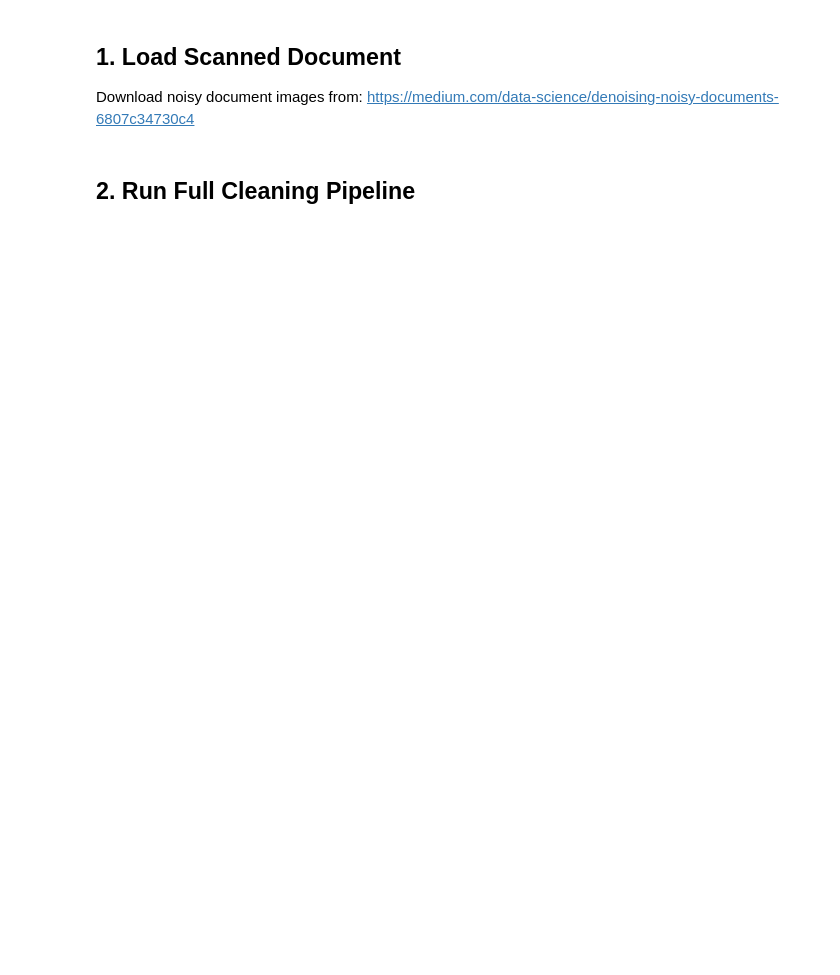
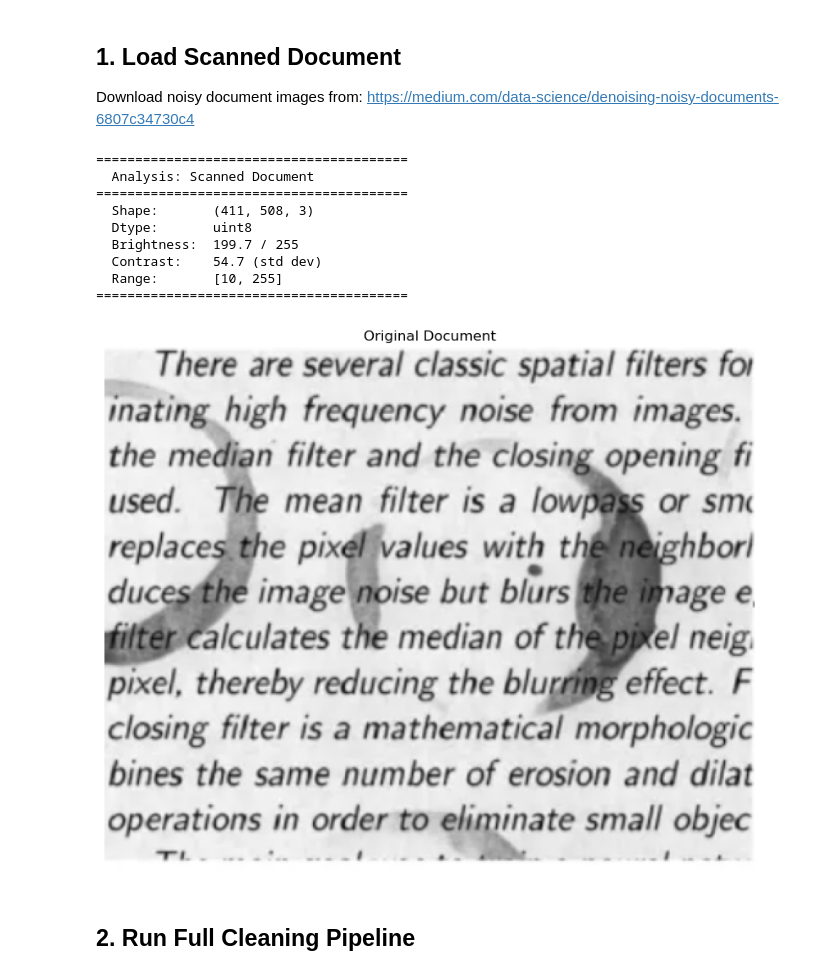
Before and after one commit to ARefaat1/image-processor, a Jupyter notebook: notebooks/test_task4.ipynb, the cells around one changed output. Saved outputs shown, nothing was run; the diff lists cells and outputs as text; code cells hidden in the pictures; blank space fills up the shorter version.

Commit message:
task4

```diff
--- a/notebooks/test_task4.ipynb
+++ b/notebooks/test_task4.ipynb
@@ -18,9 +20,20 @@ print("✅ Imports OK")
 
 Download noisy document images from: https://medium.com/data-science/denoising-noisy-documents-6807c34730c4
 # %%
-doc = load_image('../images/task4/noisy_doc.jpg')  # <-- CHANGE THIS
+doc = load_image('../images/task4/word.png')
 print_analysis(doc, "Scanned Document")
 show_images_row([doc], ["Original Document"], figsize=(8, 10))
+# %% [output]
+========================================
+  Analysis: Scanned Document
+========================================
+  Shape:       (411, 508, 3)
+  Dtype:       uint8
+  Brightness:  199.7 / 255
+  Contrast:    54.7 (std dev)
+  Range:       [10, 255]
+========================================
+[figure, added]
 # %% [markdown]
 ## 2. Run Full Cleaning Pipeline
 # %%
```
Also changed, not shown: parts of 4 cells of this notebook, 3 other files.
